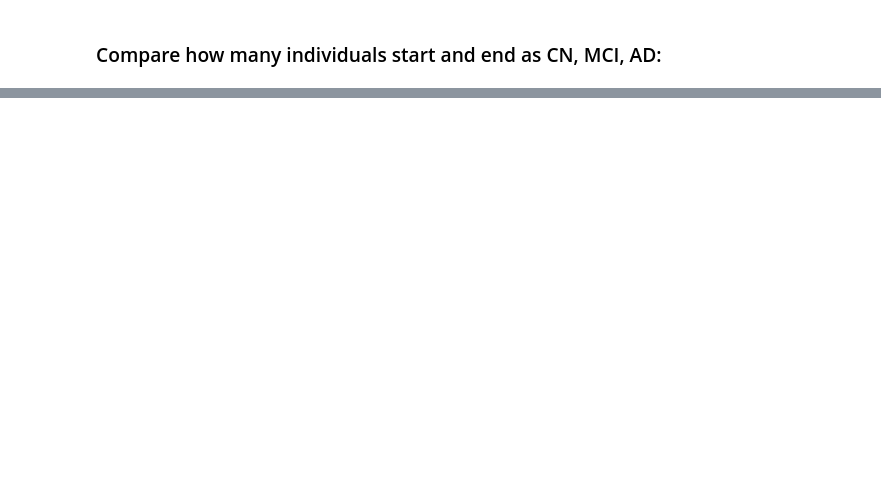
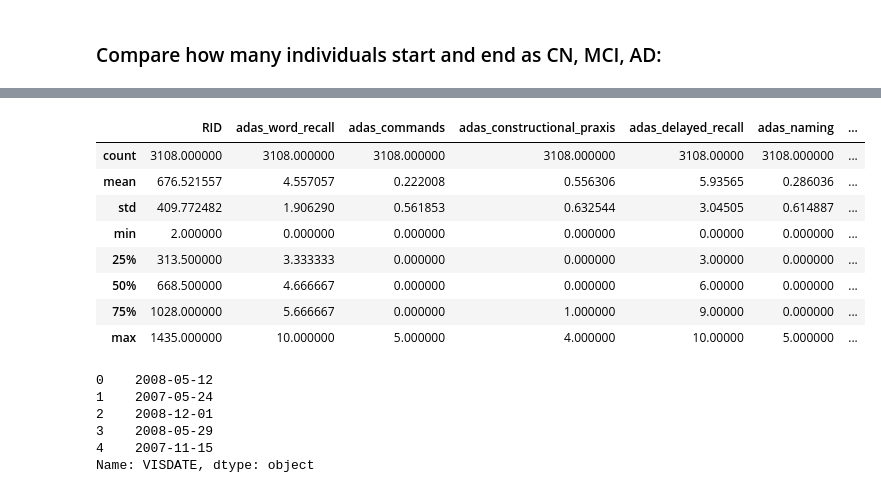
Before and after one commit to tom-jod/ADNI-research, a Jupyter notebook: 2-MLM_comparisons.ipynb, the cells around one changed output, grey strips where cells are left out. Saved outputs shown, nothing was run; the diff lists cells and outputs as text; code cells hidden in the pictures; blank space fills up the shorter version.

```diff
--- a/2-MLM_comparisons.ipynb
+++ b/2-MLM_comparisons.ipynb
@@ -700,0 +1038,30 @@ for df, name in [(CSF_AD, "All patients"), (df_progressors, "Progressors"), (df_
+# %%
+wl1_correct = ['ADAS_Q8_WL1_REC_W2_magazine', 'ADAS_Q8_WL1_REC_W3_wizard', 'ADAS_Q8_WL1_REC_W4_van',
+               'ADAS_Q8_WL1_REC_W5_leopard', 'ADAS_Q8_WL1_REC_W7_sea', 'ADAS_Q8_WL1_REC_W8_train',
+               'ADAS_Q8_WL1_REC_W9_coin', 'ADAS_Q8_WL1_REC_W11_institution', 'ADAS_Q8_WL1_REC_W14_board',
+               'ADAS_Q8_WL1_REC_W19_anchor', 'ADAS_Q8_WL1_REC_W20_gem', 'ADAS_Q8_WL1_REC_W22_fund',]
+
+wl1_incorrect = ['ADAS_Q8_WL1_REC_W1_nurse', 'ADAS_Q8_WL1_REC_W6_sale', 'ADAS_Q8_WL1_REC_W10_ship',
+                 'ADAS_Q8_WL1_REC_W12_map', 'ADAS_Q8_WL1_REC_W13_axe','ADAS_Q8_WL1_REC_W15_carrot',
+                 'ADAS_Q8_WL1_REC_W16_milk', 'ADAS_Q8_WL1_REC_W17_volume', 'ADAS_Q8_WL1_REC_W18_forest',
+                 'ADAS_Q8_WL1_REC_W21_cat', 'ADAS_Q8_WL1_REC_W23_edge', 'ADAS_Q8_WL1_REC_W24_cake']
+
+wl2_correct = ['ADAS_Q8_WL2_REC_W1_cost', 'ADAS_Q8_WL2_REC_W3_chimney', 'ADAS_Q8_WL2_REC_W5_damages',
+               'ADAS_Q8_WL2_REC_W7_sandwich',  'ADAS_Q8_WL2_REC_W10_solution', 'ADAS_Q8_WL2_REC_W12_tube',
+               'ADAS_Q8_WL2_REC_W16_engine', 'ADAS_Q8_WL2_REC_W17_riches', 'ADAS_Q8_WL2_REC_W18_gravity',
+               'ADAS_Q8_WL2_REC_W22_meal', 'ADAS_Q8_WL2_REC_W23_passenger', 'ADAS_Q8_WL2_REC_W24_acid']
+
+wl2_incorrect = ['ADAS_Q8_WL2_REC_W2_nation', 'ADAS_Q8_WL2_REC_W4_sparrow', 'ADAS_Q8_WL2_REC_W6_traffic',
+                 'ADAS_Q8_WL2_REC_W8_service', 'ADAS_Q8_WL2_REC_W9_shell', 'ADAS_Q8_WL2_REC_W11_yard',
+                 'ADAS_Q8_WL2_REC_W13_body', 'ADAS_Q8_WL2_REC_W14_ground', 'ADAS_Q8_WL2_REC_W15_stick',
+                 'ADAS_Q8_WL2_REC_W19_summer', 'ADAS_Q8_WL2_REC_W20_wisdom', 'ADAS_Q8_WL2_REC_W21_man',]
+
+wl3_correct = ['ADAS_Q8_WL3_REC_W1_silence', 'ADAS_Q8_WL3_REC_W3_daughter', 'ADAS_Q8_WL3_REC_W6_forehead',
+               'ADAS_Q8_WL3_REC_W7_tiger', 'ADAS_Q8_WL3_REC_W8_twilight', 'ADAS_Q8_WL3_REC_W12_beggar',
+               'ADAS_Q8_WL3_REC_W13_echo', 'ADAS_Q8_WL3_REC_W16_village', 'ADAS_Q8_WL3_REC_W17_corner',
+               'ADAS_Q8_WL3_REC_W20_courage', 'ADAS_Q8_WL3_REC_W21_bushel', 'ADAS_Q8_WL3_REC_W23_object']
+
+wl3_incorrect = ['ADAS_Q8_WL3_REC_W2_elbow', 'ADAS_Q8_WL3_REC_W4_powder', 'ADAS_Q8_WL3_REC_W5_canal',
+                 'ADAS_Q8_WL3_REC_W9_dragon', 'ADAS_Q8_WL3_REC_W10_chamber', 'ADAS_Q8_WL3_REC_W11_sister',
+                 'ADAS_Q8_WL3_REC_W14_nephew', 'ADAS_Q8_WL3_REC_W15_duty', 'ADAS_Q8_WL3_REC_W18_olive',
+                 'ADAS_Q8_WL3_REC_W19_music', 'ADAS_Q8_WL3_REC_W22_ribbon', 'ADAS_Q8_WL3_REC_W24_collar']
@@ -700,0 +1183,24 @@ for df, name in [(CSF_AD, "All patients"), (df_progressors, "Progressors"), (df_
+# %%
+adas = adas.dropna()
+adas['adas_number_cancellation'] = adas['adas_number_cancellation'].astype(int)
+adas['adas_naming'] = adas['adas_naming'].astype(int)
+adas.describe()
+# %% [output]
+|  | RID | adas_word_recall | adas_commands | adas_constructional_praxis | adas_delayed_recall | adas_naming | ... |
+| count | 3108.000000 | 3108.000000 | 3108.000000 | 3108.000000 | 3108.00000 | 3108.000000 | ... |
+| mean | 676.521557 | 4.557057 | 0.222008 | 0.556306 | 5.93565 | 0.286036 | ... |
+| std | 409.772482 | 1.906290 | 0.561853 | 0.632544 | 3.04505 | 0.614887 | ... |
+| min | 2.000000 | 0.000000 | 0.000000 | 0.000000 | 0.00000 | 0.000000 | ... |
+| 25% | 313.500000 | 3.333333 | 0.000000 | 0.000000 | 3.00000 | 0.000000 | ... |
+| 50% | 668.500000 | 4.666667 | 0.000000 | 0.000000 | 6.00000 | 0.000000 | ... |
+| 75% | 1028.000000 | 5.666667 | 0.000000 | 1.000000 | 9.00000 | 0.000000 | ... |
+| max | 1435.000000 | 10.000000 | 5.000000 | 4.000000 | 10.00000 | 5.000000 | ... |
+# %%
+print(CSF_AD["VISDATE"].head())
+# %% [output]
+0    2008-05-12
+1    2007-05-24
+2    2008-12-01
+3    2008-05-29
+4    2007-11-15
+Name: VISDATE, dtype: object
```
Also changed, not shown: parts of 42 cells of this notebook, 1 other file.
